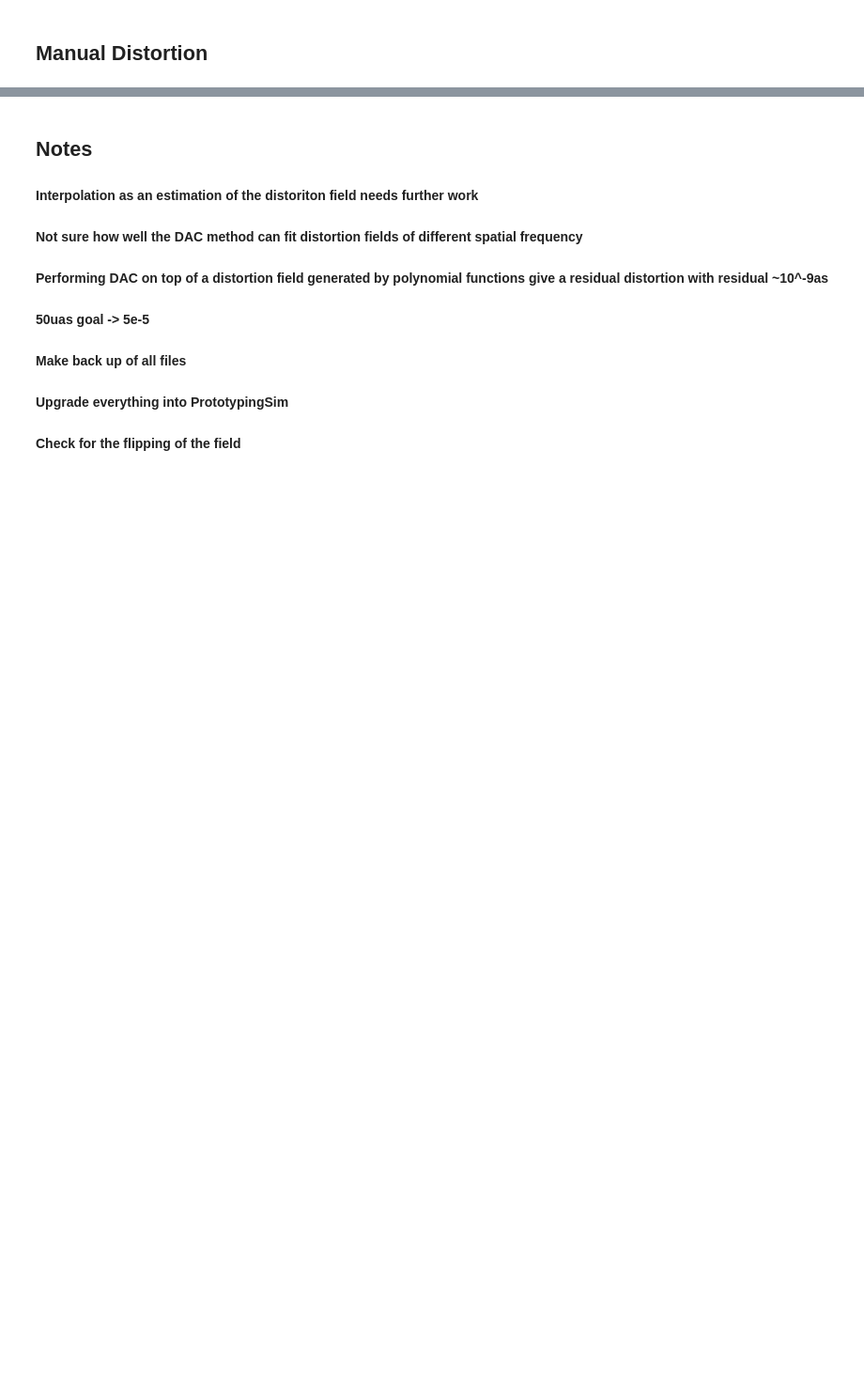
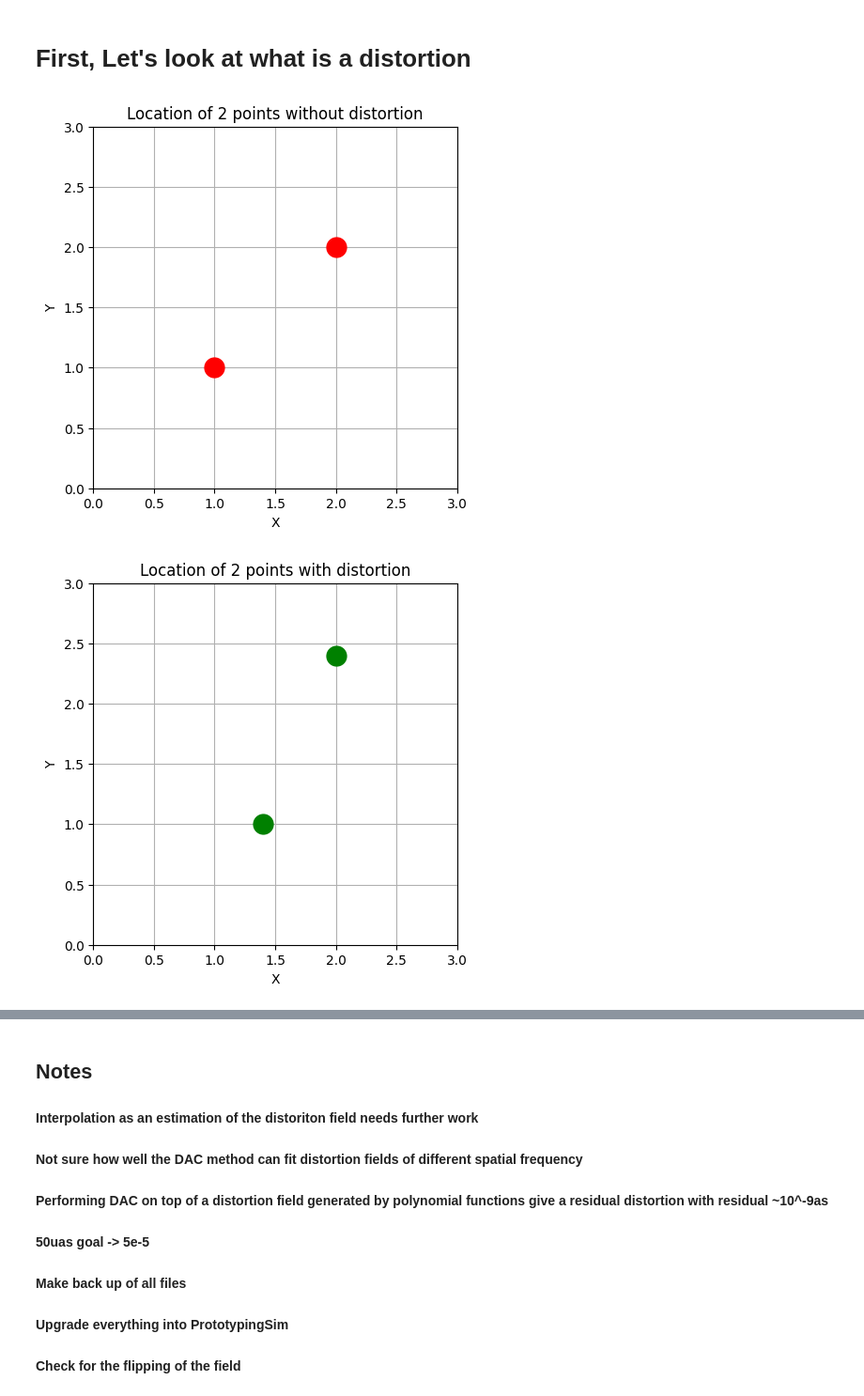
Before and after one commit to DendrobiNakamura/Astrometric-Calibration-Work, a Jupyter notebook: RecovDistortSim.ipynb, the cells around one changed output, grey strips where cells are left out. Shown: that part at 94% size. Saved outputs shown, nothing was run; the diff lists cells and outputs as text; code cells hidden in the pictures; blank space fills up the shorter version.

Commit message:
RecovDistortSim presentable

```diff
--- a/RecovDistortSim.ipynb
+++ b/RecovDistortSim.ipynb
@@ -29,2 +14,55 @@ sim = AstrocalibRead(data,corners,'C')
-# %% [markdown]
-## Manual Distortion
+# %% [markdown]
+# First, Let's look at what is a distortion
+# %%
+plt.figure(figsize=(5,5))
+plt.plot([1,2], [1,2], 'ro', markersize=15)
+plt.xlim(0,3)
+plt.ylim(0,3)
+plt.xlabel('X')
+plt.ylabel('Y')
+plt.title('Location of 2 points without distortion')
+plt.grid(True)
+plt.show()
+plt.figure(figsize=(5,5))
+plt.plot([1.4,2], [1,2.4], 'go', markersize=15)
+plt.xlim(0,3)
+plt.ylim(0,3)
+plt.xlabel('X')
+plt.ylabel('Y')
+plt.title('Location of 2 points with distortion')
+plt.grid(True)
+plt.show()
+
+x = np.array([1, 2])
+y = np.array([1, 2])
+dx = np.array([0.4, 0.0])  # distortion in x
+dy = np.array([0.0, 0.4])  # distortion in y
+
+
+# Combined plot: initial points, distorted points, and distortion arrows
+x_init = np.array([1, 2])
+y_init = np.array([1, 2])
+x_dist = np.array([1.4, 2])
+y_dist = np.array([1, 2.4])
+dx = x_dist - x_init
+dy = y_dist - y_init
+
+plt.figure(figsize=(6,6))
+# Initial points (red)
+plt.plot(x_init, y_init, 'ro', markersize=15, label='Initial Points')
+# Distorted points (green)
+plt.plot(x_dist, y_dist, 'go', markersize=15, label='Distorted Points')
+# Arrows showing distortion
+plt.quiver(x_init, y_init, dx, dy, angles='xy', scale_units='xy', scale=1, color='b', width=0.01, label='Distortion')
+
+plt.xlim(0,3)
+plt.ylim(0,3)
+plt.xlabel('X')
+plt.ylabel('Y')
+plt.title('Distortion: Initial, Distorted Points, and Arrows')
+plt.grid(True)
+plt.legend()
+plt.show()
+# %% [output]
+[figure, added]
+[figure, added]
```
Also changed, not shown: parts of 20 cells of this notebook, 1 other file.
